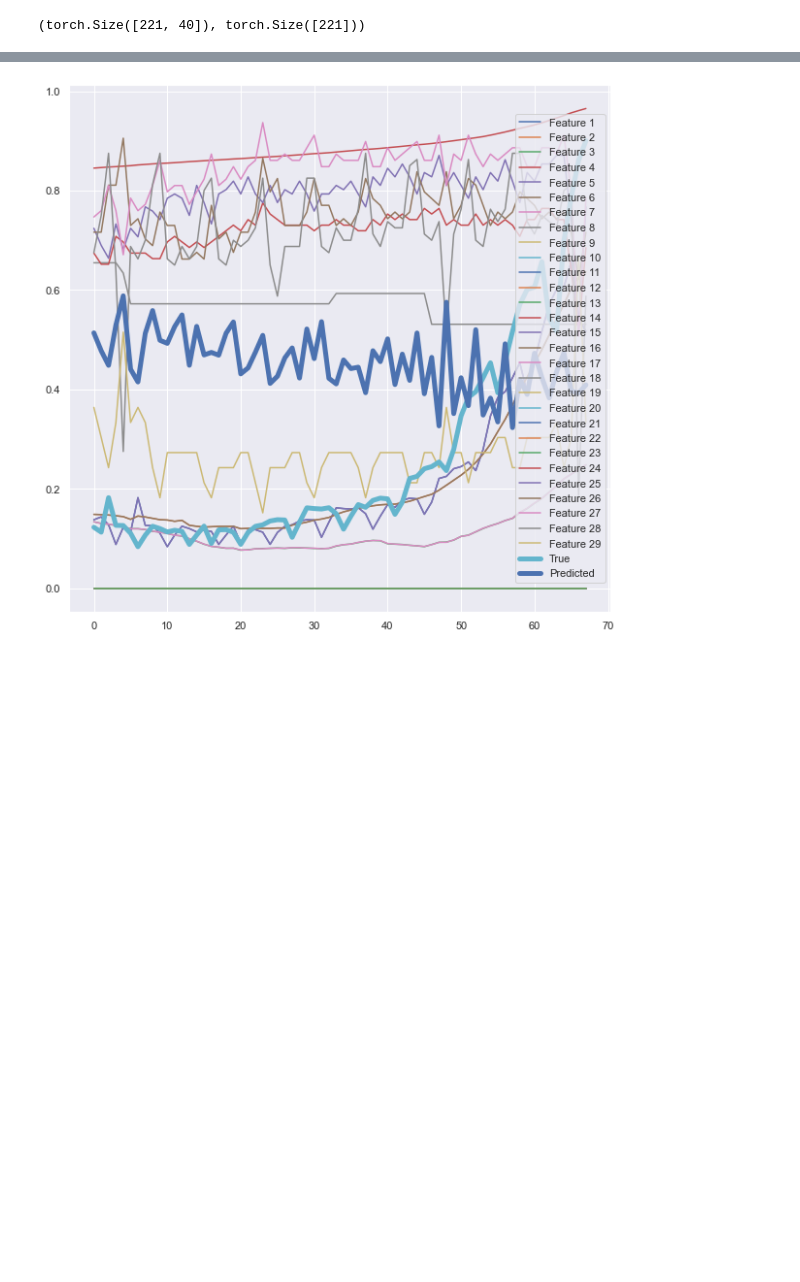
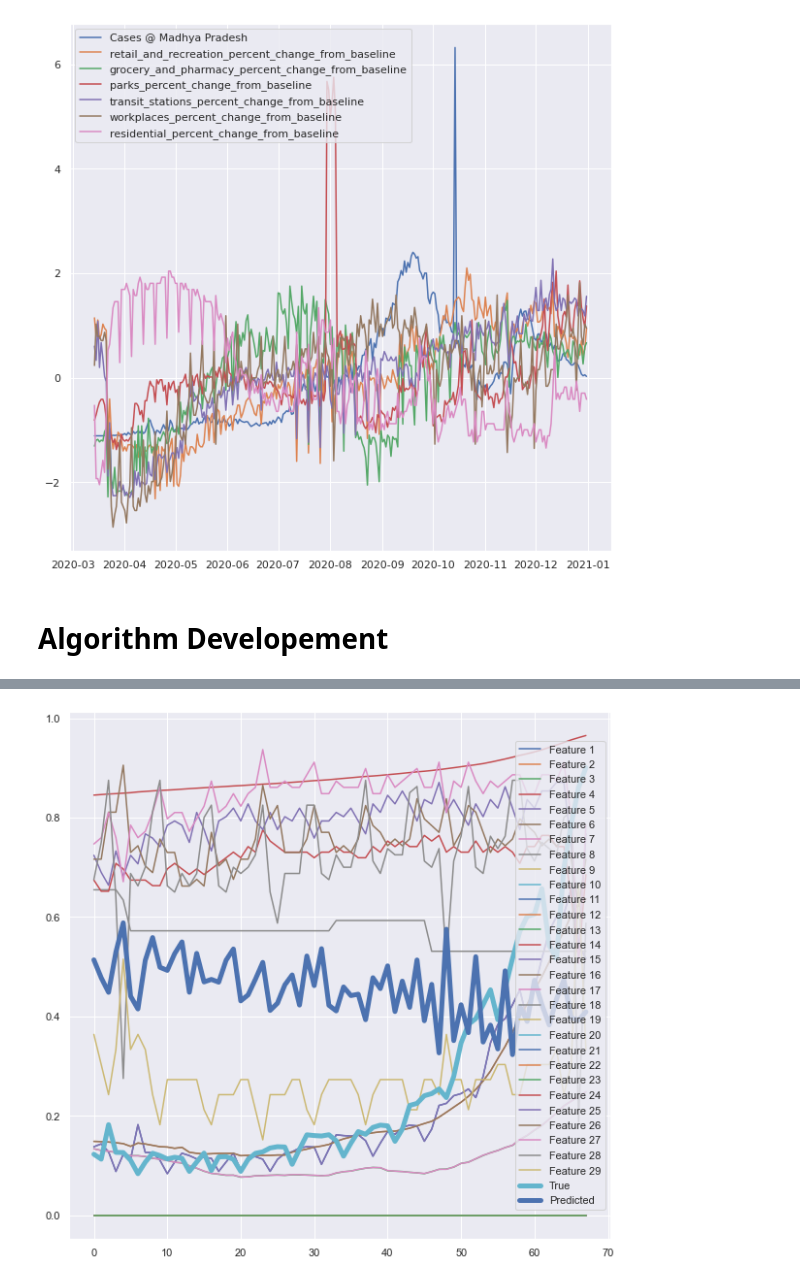
Before and after one commit to Devanshu24/COVID-19-Forecaster, a Jupyter notebook: CovidPredictor.ipynb, the cells around one changed output, grey strips where cells are left out. Saved outputs shown, nothing was run; the diff lists cells and outputs as text; code cells hidden in the pictures; blank space fills up the shorter version.

```diff
--- a/CovidPredictor.ipynb
+++ b/CovidPredictor.ipynb
@@ -204,3 +104,9 @@ plt.plot(df_new["Date"], df_new["new_tests"])
+# %%
+mobility_check(df, "Madhya Pradesh", "grocery_and_pharmacy_percent_change_from_baseline", True, True)
+# %% [output]
+[figure, added]
+# %% [markdown]
+# Algorithm Developement
 # %%
 def sliding_window(data, seq_len):
 
@@ -217,10 +123,3 @@ def sliding_window(data, seq_len):
-# %%
-X_train, y_train = sliding_window(df_new, 4)
-X_train = torch.from_numpy(X_train).float()
-y_train = torch.from_numpy(y_train).float()
-X_train.shape, y_train.shape
-# %% [output]
-(torch.Size([221, 40]), torch.Size([221]))
 # %%
 class CoronaVirusPredictor(nn.Module):
 
```
Also changed, not shown: parts of 63 cells of this notebook.
